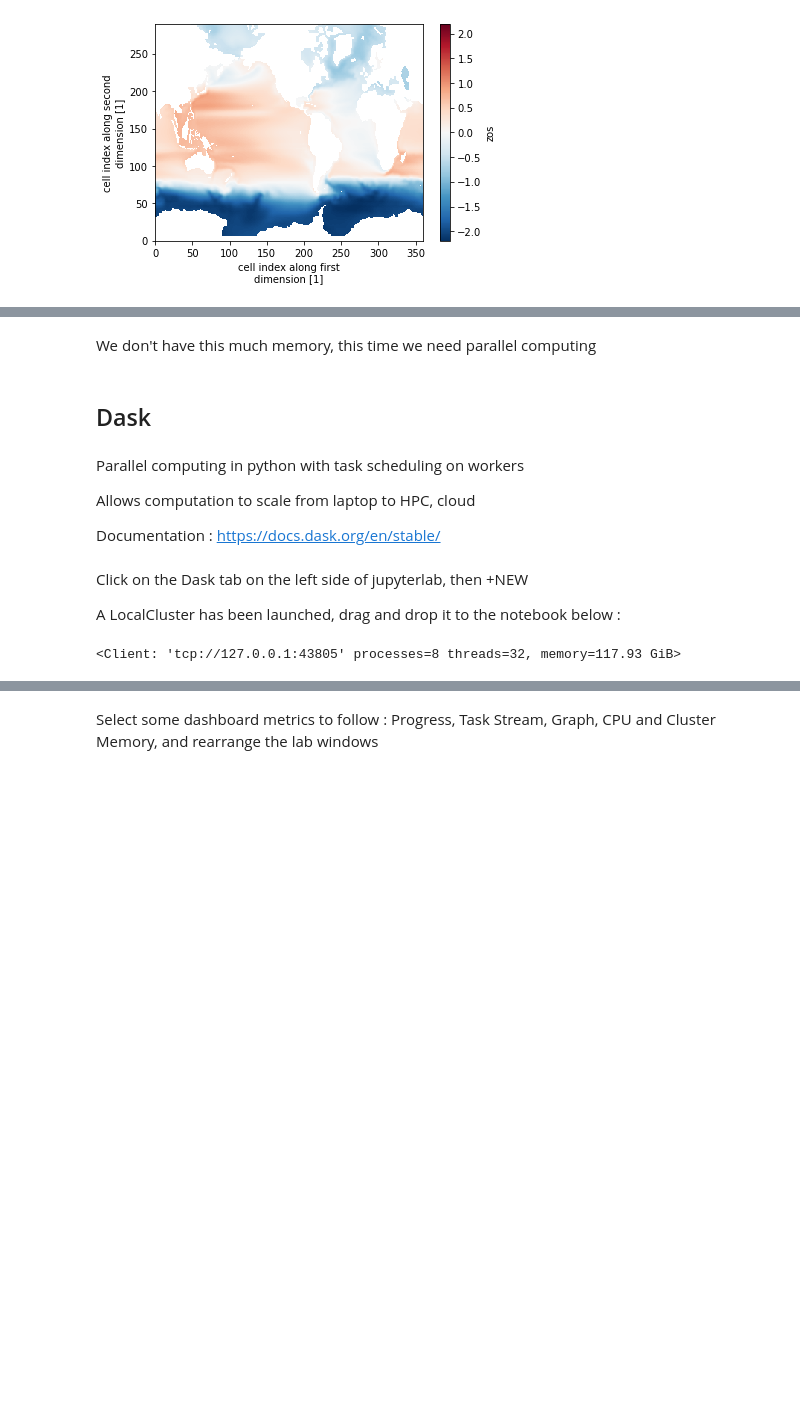
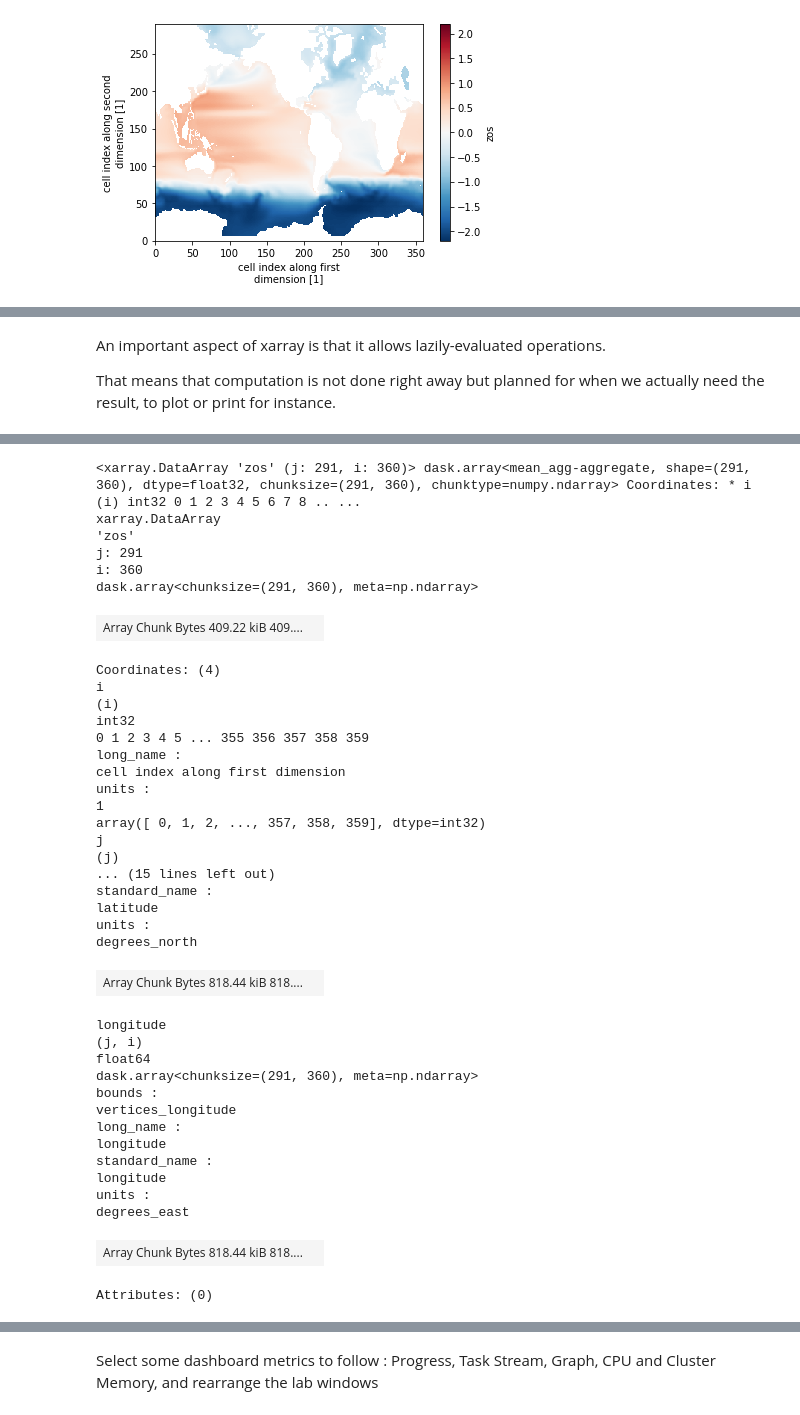
Before and after one commit to demo-dask-grenoble2023/demo-DRAKKAR, a Jupyter notebook: Filled.ipynb, the cells around one changed output, grey strips where cells are left out. Saved outputs shown, nothing was run; the diff lists cells and outputs as text; code cells hidden in the pictures; blank space fills up the shorter version.

```diff
--- a/Filled.ipynb
+++ b/Filled.ipynb
@@ -289,21 +241,9 @@ ds.nbytes/1e9
-# %% [markdown]
-We don't have this much memory, this time we need parallel computing
-# %% [markdown]
-## Dask
-# %% [markdown]
-Parallel computing in python with task scheduling on workers
-
-Allows computation to scale from laptop to HPC, cloud
-
-Documentation : https://docs.dask.org/en/stable/
 # %% [markdown]
-Click on the Dask tab on the left side of jupyterlab, then +NEW
+An important aspect of xarray is that it allows lazily-evaluated operations.
 
-A LocalCluster has been launched, drag and drop it to the notebook below :
+That means that computation is not done right away but planned for when we actually need the result, to plot or print for instance.
-# %%
-from dask.distributed import Client
-
-client = Client("tcp://127.0.0.1:43805")
-client
-# %% [output]
-<Client: 'tcp://127.0.0.1:43805' processes=8 threads=32, memory=117.93 GiB>
+# %%
+%%time
+#That is why this is quasi instantaneous
+ds['zos'].mean(dim='time')
+# %% [output]
@@ -309,0 +252,39 @@ client
+<xarray.DataArray 'zos' (j: 291, i: 360)> dask.array<mean_agg-aggregate, shape=(291, 360), dtype=float32, chunksize=(291, 360), chunktype=numpy.ndarray> Coordinates: * i (i) int32 0 1 2 3 4 5 6 7 8 .. ...
+xarray.DataArray
+'zos'
+j: 291
+i: 360
+dask.array<chunksize=(291, 360), meta=np.ndarray>
+| Array Chunk Bytes 409.22 kiB 409.... |  |
+Coordinates: (4)
+i
+(i)
+int32
+0 1 2 3 4 5 ... 355 356 357 358 359
+long_name :
+cell index along first dimension
+units :
+1
+array([ 0, 1, 2, ..., 357, 358, 359], dtype=int32)
+j
+(j)
+... (15 lines left out)
+standard_name :
+latitude
+units :
+degrees_north
+| Array Chunk Bytes 818.44 kiB 818.... |  |
+longitude
+(j, i)
+float64
+dask.array<chunksize=(291, 360), meta=np.ndarray>
+bounds :
+vertices_longitude
+long_name :
+longitude
+standard_name :
+longitude
+units :
+degrees_east
+| Array Chunk Bytes 818.44 kiB 818.... |  |
+Attributes: (0)
```
Also changed, not shown: parts of 42 cells of this notebook, 3 other files.
